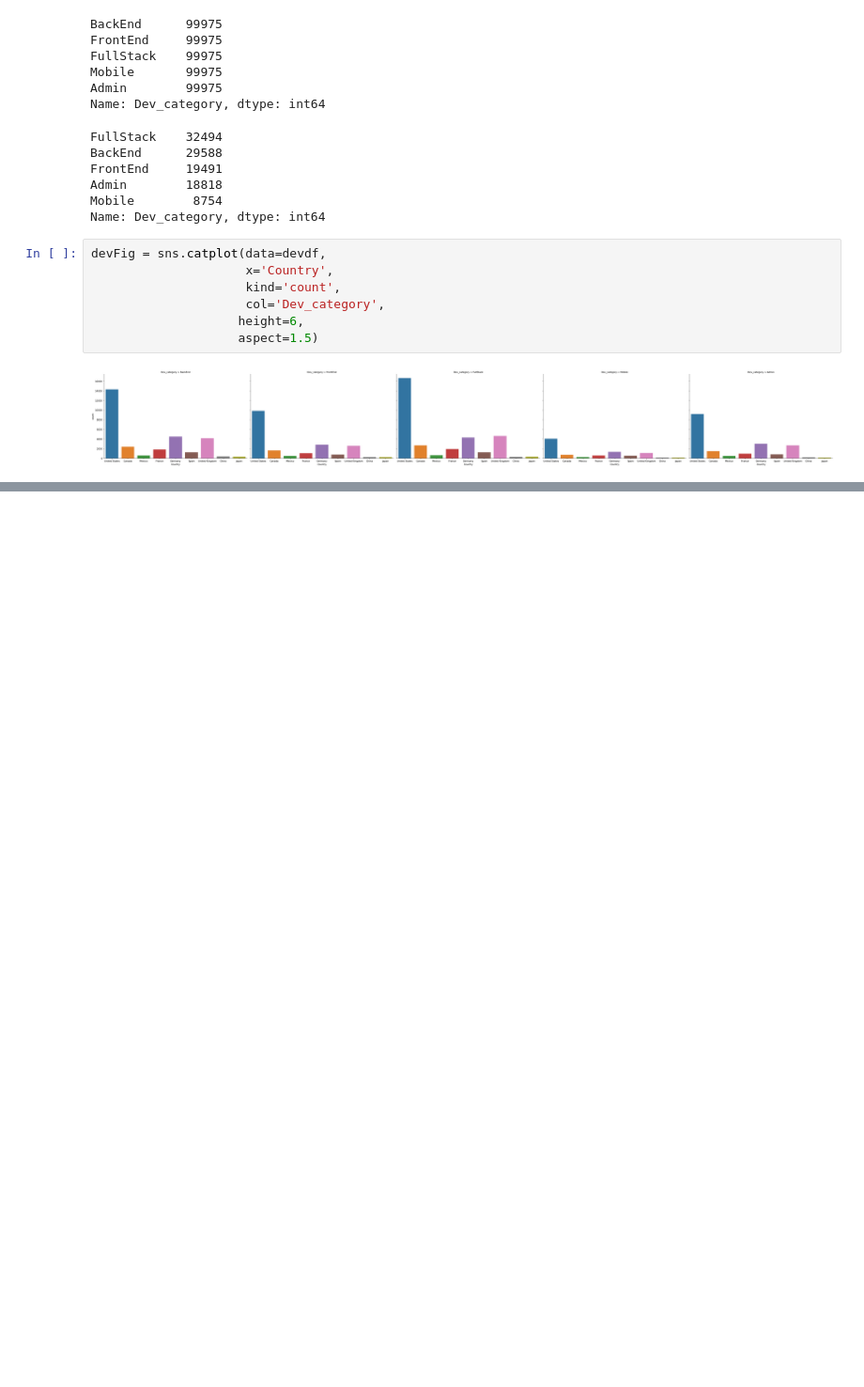
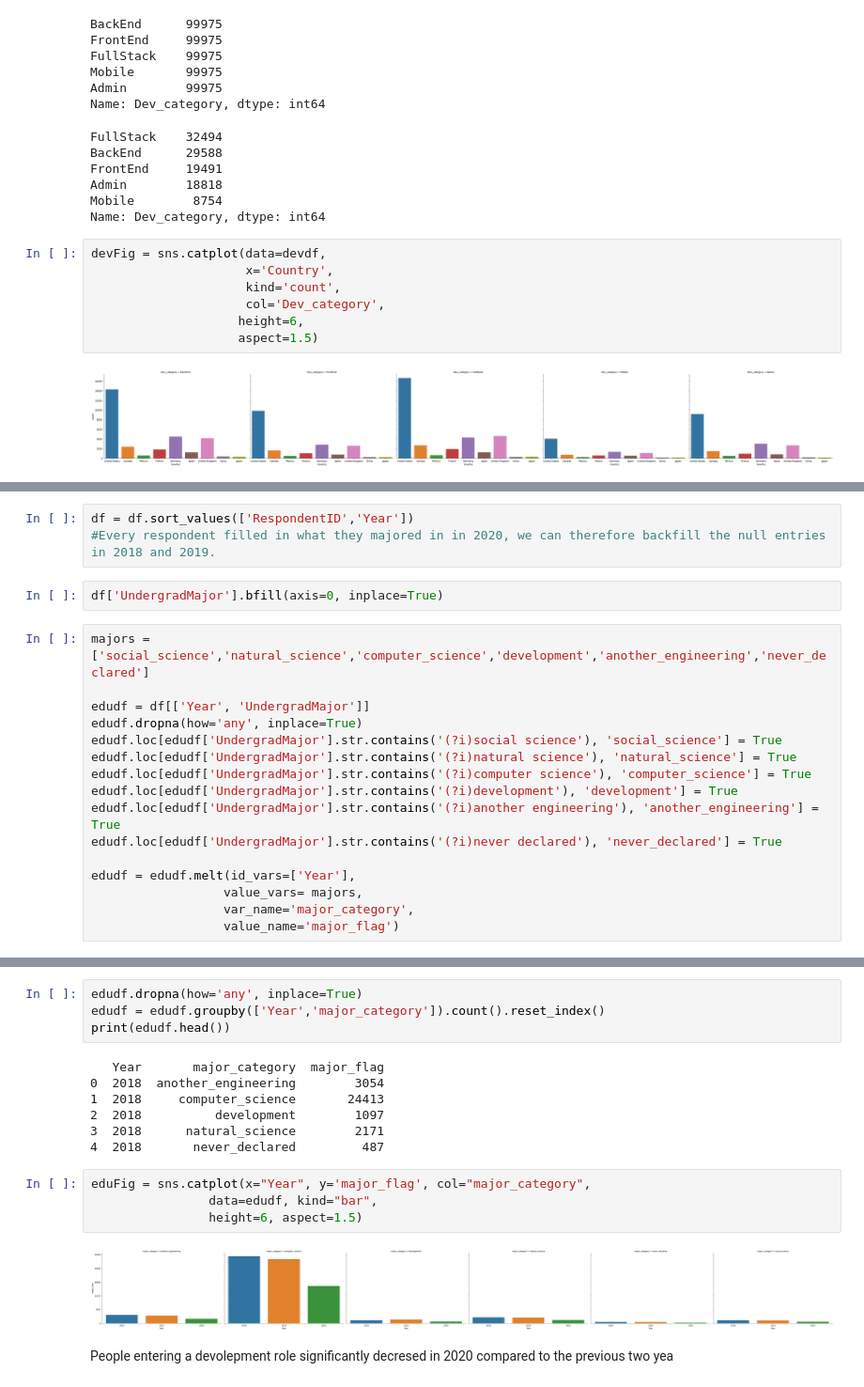
Before and after one commit to jake321southall/stack-overflow-survey-trends, a Jupyter notebook: stack-overflow-survey-trends/stack overflow survey trends.ipynb, the cells around one changed output, grey strips where cells are left out. Shown at 94% size. Saved outputs shown, nothing was run; the diff lists cells and outputs as text; blank space fills up the shorter version.

```diff
--- a/stack-overflow-survey-trends/stack overflow survey trends.ipynb
+++ b/stack-overflow-survey-trends/stack overflow survey trends.ipynb
@@ -231,0 +242,21 @@ devFig = sns.catplot(data=devdf,
+# %%
+df = df.sort_values(['RespondentID','Year'])
+#Every respondent filled in what they majored in in 2020, we can therefore backfill the null entries in 2018 and 2019.
+# %%
+df['UndergradMajor'].bfill(axis=0, inplace=True)
+# %%
+majors = ['social_science','natural_science','computer_science','development','another_engineering','never_declared']
+
+edudf = df[['Year', 'UndergradMajor']]
+edudf.dropna(how='any', inplace=True)
+edudf.loc[edudf['UndergradMajor'].str.contains('(?i)social science'), 'social_science'] = True
+edudf.loc[edudf['UndergradMajor'].str.contains('(?i)natural science'), 'natural_science'] = True
+edudf.loc[edudf['UndergradMajor'].str.contains('(?i)computer science'), 'computer_science'] = True
+edudf.loc[edudf['UndergradMajor'].str.contains('(?i)development'), 'development'] = True
+edudf.loc[edudf['UndergradMajor'].str.contains('(?i)another engineering'), 'another_engineering'] = True
+edudf.loc[edudf['UndergradMajor'].str.contains('(?i)never declared'), 'never_declared'] = True
+
+edudf = edudf.melt(id_vars=['Year'],
+                  value_vars= majors,
+                  var_name='major_category',
+                  value_name='major_flag')
@@ -231,0 +281,19 @@ devFig = sns.catplot(data=devdf,
+# %%
+edudf.dropna(how='any', inplace=True)
+edudf = edudf.groupby(['Year','major_category']).count().reset_index()
+print(edudf.head())
+# %% [output]
+   Year       major_category  major_flag
+0  2018  another_engineering        3054
+1  2018     computer_science       24413
+2  2018          development        1097
+3  2018      natural_science        2171
+4  2018       never_declared         487
+# %%
+eduFig = sns.catplot(x="Year", y='major_flag', col="major_category",
+                data=edudf, kind="bar",
+                height=6, aspect=1.5)
+# %% [output]
+[figure, added]
+# %% [markdown]
+People entering a devolepment role significantly decresed in 2020 compared to the previous two yea
```
Also changed, not shown: parts of 3 cells of this notebook.
